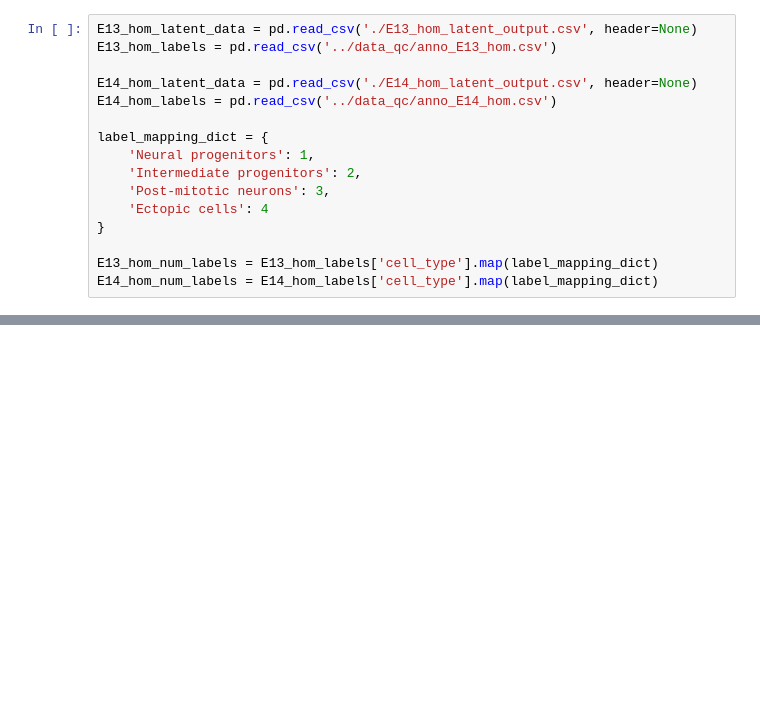
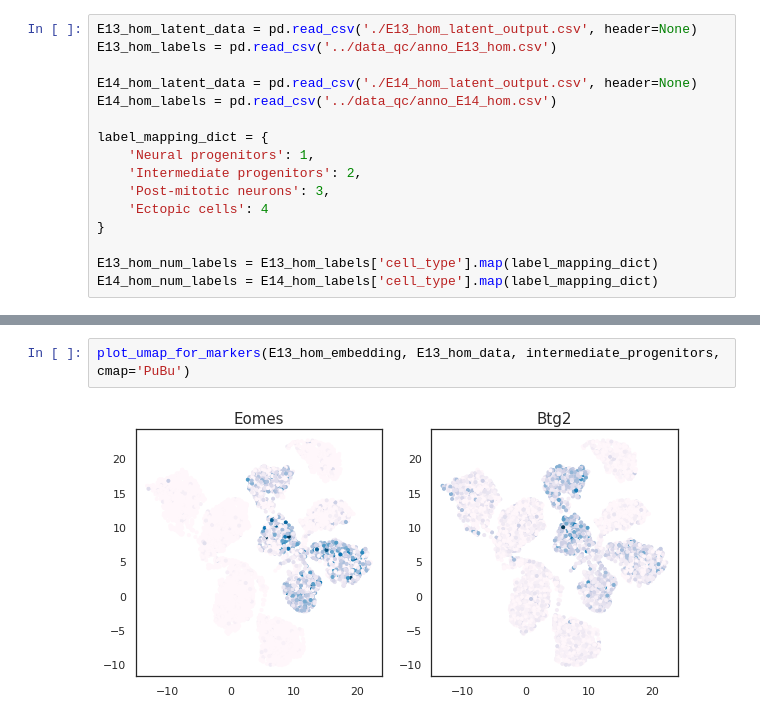
Before and after one commit to marinapts/dissertation_single_cell, a Jupyter notebook: scDeepCluster/umap_latent_space.ipynb, the cells around one changed output, grey strips where cells are left out. Saved outputs shown, nothing was run; the diff lists cells and outputs as text; blank space fills up the shorter version.

```diff
--- a/scDeepCluster/umap_latent_space.ipynb
+++ b/scDeepCluster/umap_latent_space.ipynb
@@ -56,0 +179,4 @@ draw_umap(E13_hom_latent_data, E13_hom_num_labels, title='E13_HOM - latent space
+# %%
+plot_umap_for_markers(E13_hom_embedding, E13_hom_data, intermediate_progenitors, cmap='PuBu')
+# %% [output]
+[figure, added]
```
Also changed, not shown: parts of 46 cells of this notebook, 2 other files.
